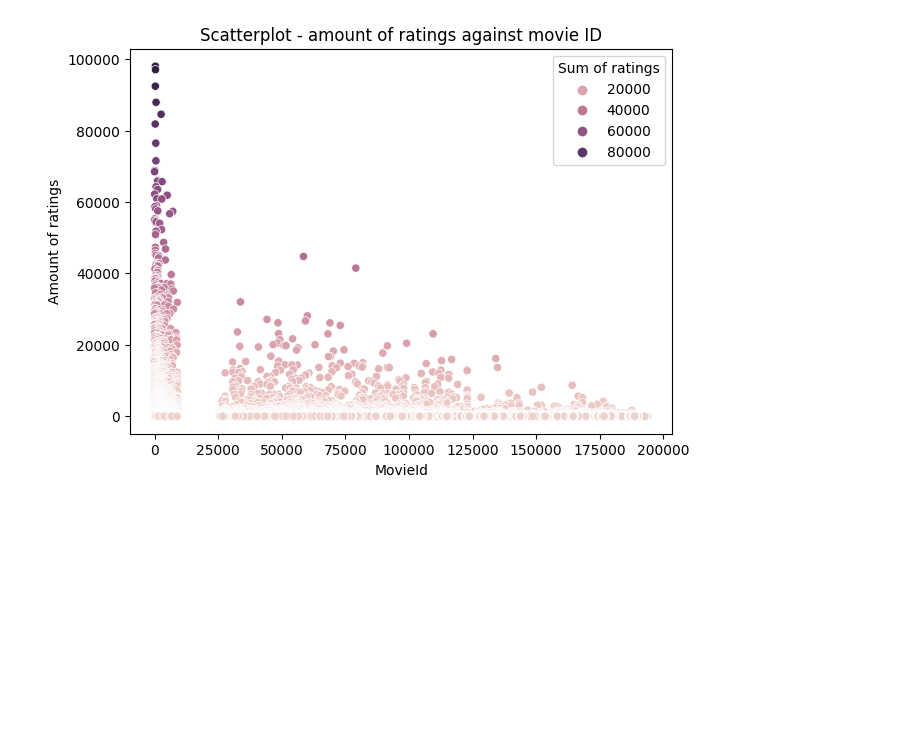
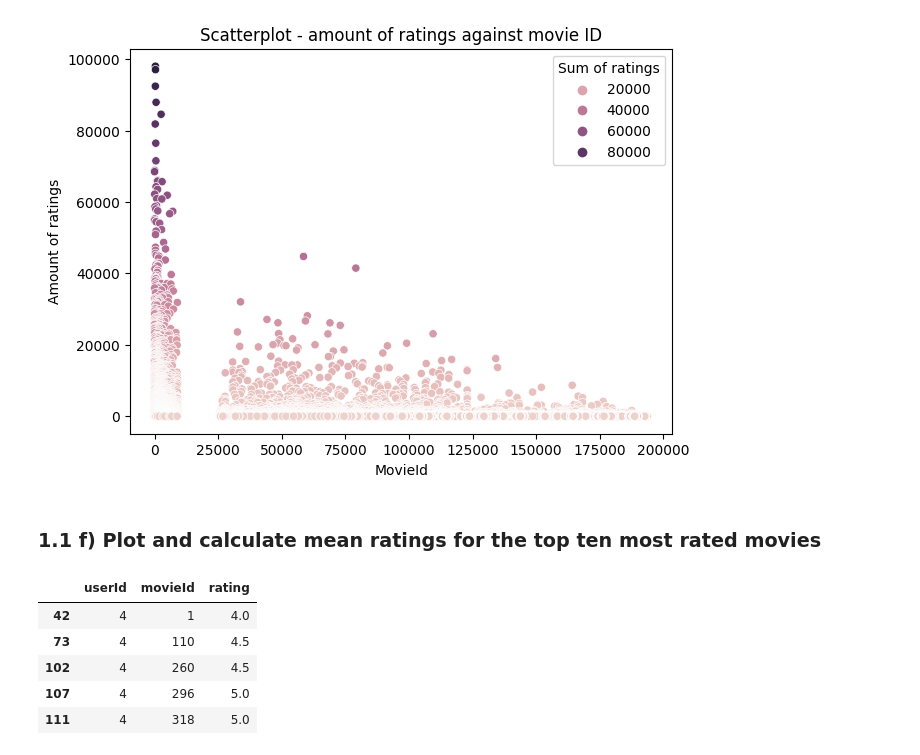
Before and after one commit to SauronGunnars/Machine-learning-Sara-Gunnars, a Jupyter notebook: Lab/recommender_system.ipynb, the cells around one changed output. Saved outputs shown, nothing was run; the diff lists cells and outputs as text; code cells hidden in the pictures; blank space fills up the shorter version.

```diff
--- a/Lab/recommender_system.ipynb
+++ b/Lab/recommender_system.ipynb
@@ -297,3 +297,14 @@ plt.legend(title = 'Sum of ratings')
 plt.show()
 # %% [output]
 [figure]
+# %% [markdown]
+### 1.1 f) Plot and calculate mean ratings for the top ten most rated movies
+# %%
+top_ten_ratings.head()
+# %% [output]
+|  | userId | movieId | rating |
+| 42 | 4 | 1 | 4.0 |
+| 73 | 4 | 110 | 4.5 |
+| 102 | 4 | 260 | 4.5 |
+| 107 | 4 | 296 | 5.0 |
+| 111 | 4 | 318 | 5.0 |
```
Also changed, not shown: parts of 2 cells of this notebook.
